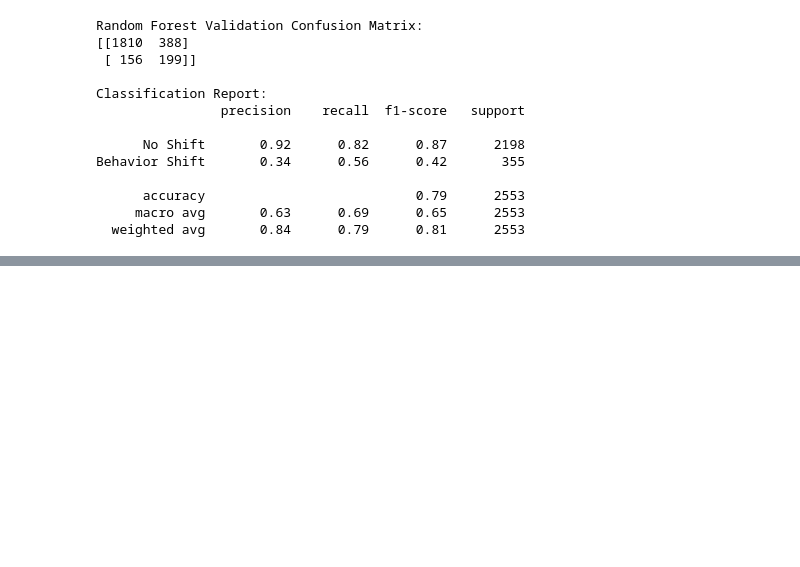
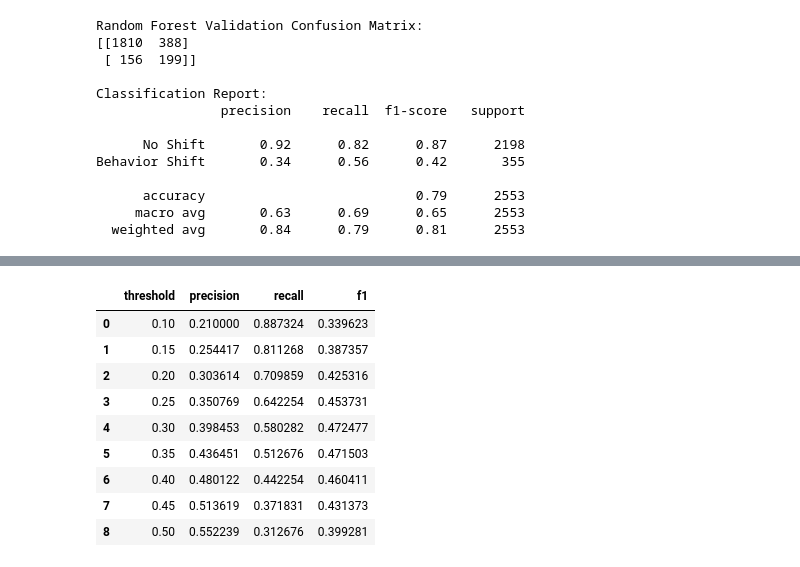
Before and after one commit to saraalwadia/customer-behavior-shift-detection, a Jupyter notebook: notebooks/04_modeling.ipynb, the cells around one changed output, grey strips where cells are left out. Drawn from its saved outputs; the diff is of its cells as text; code cells hidden in the pictures; blank space fills up the shorter version.

```diff
--- a/notebooks/04_modeling.ipynb
+++ b/notebooks/04_modeling.ipynb
@@ -2199,0 +1793,9 @@ Overall, the Gradient Boosting model with a threshold of **0.30** was retained a
+# %%
+# Train XGBoost model
+
+xgb_model.fit(
+    X_train_behavior_aware,
+    y_train
+)
+
+print("XGBoost model trained successfully.")
@@ -2199,0 +1901,51 @@ Overall, the Gradient Boosting model with a threshold of **0.30** was retained a
+# %%
+# Evaluate XGBoost across different classification thresholds
+
+thresholds = np.arange(0.10, 0.51, 0.05)
+
+xgb_threshold_results = []
+
+for threshold in thresholds:
+
+    y_validation_pred_xgb_threshold = (
+        y_validation_proba_xgb >= threshold
+    ).astype(int)
+
+    xgb_threshold_results.append({
+        "threshold": threshold,
+
+        "precision": precision_score(
+            y_validation,
+            y_validation_pred_xgb_threshold,
+            zero_division=0
+        ),
+
+        "recall": recall_score(
+            y_validation,
+            y_validation_pred_xgb_threshold,
+            zero_division=0
+        ),
+
+        "f1": f1_score(
+            y_validation,
+            y_validation_pred_xgb_threshold,
+            zero_division=0
+        )
+    })
+
+xgb_threshold_results_df = pd.DataFrame(
+    xgb_threshold_results
+)
+
+xgb_threshold_results_df
+# %% [output]
+|  | threshold | precision | recall | f1 |
+| 0 | 0.10 | 0.210000 | 0.887324 | 0.339623 |
+| 1 | 0.15 | 0.254417 | 0.811268 | 0.387357 |
+| 2 | 0.20 | 0.303614 | 0.709859 | 0.425316 |
+| 3 | 0.25 | 0.350769 | 0.642254 | 0.453731 |
+| 4 | 0.30 | 0.398453 | 0.580282 | 0.472477 |
+| 5 | 0.35 | 0.436451 | 0.512676 | 0.471503 |
+| 6 | 0.40 | 0.480122 | 0.442254 | 0.460411 |
+| 7 | 0.45 | 0.513619 | 0.371831 | 0.431373 |
+| 8 | 0.50 | 0.552239 | 0.312676 | 0.399281 |
```
Also changed, not shown: parts of 37 cells of this notebook, 3 other files.
